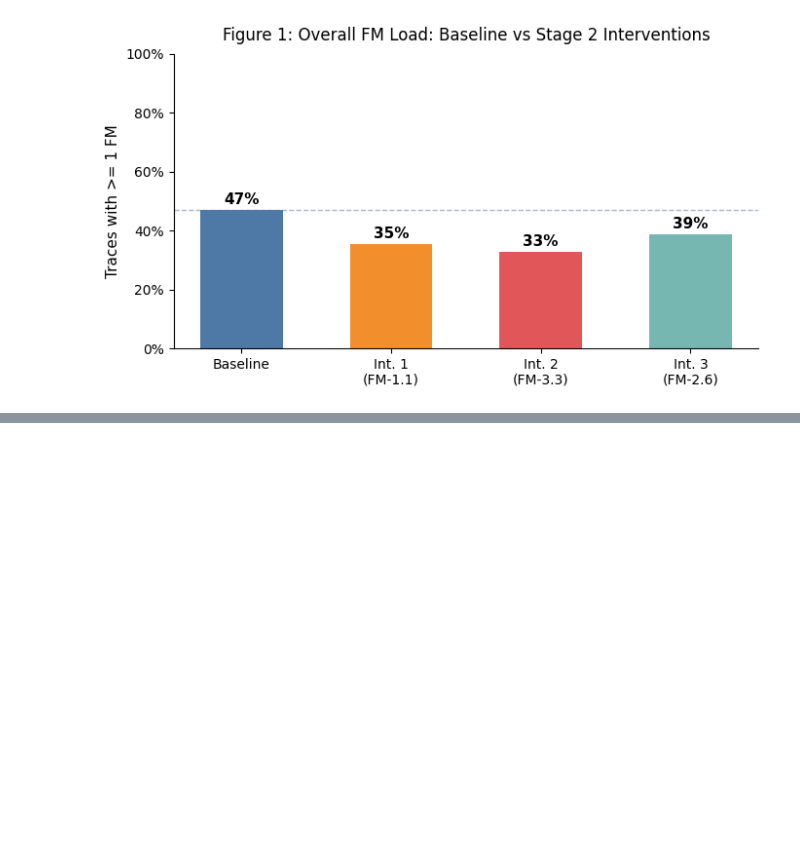
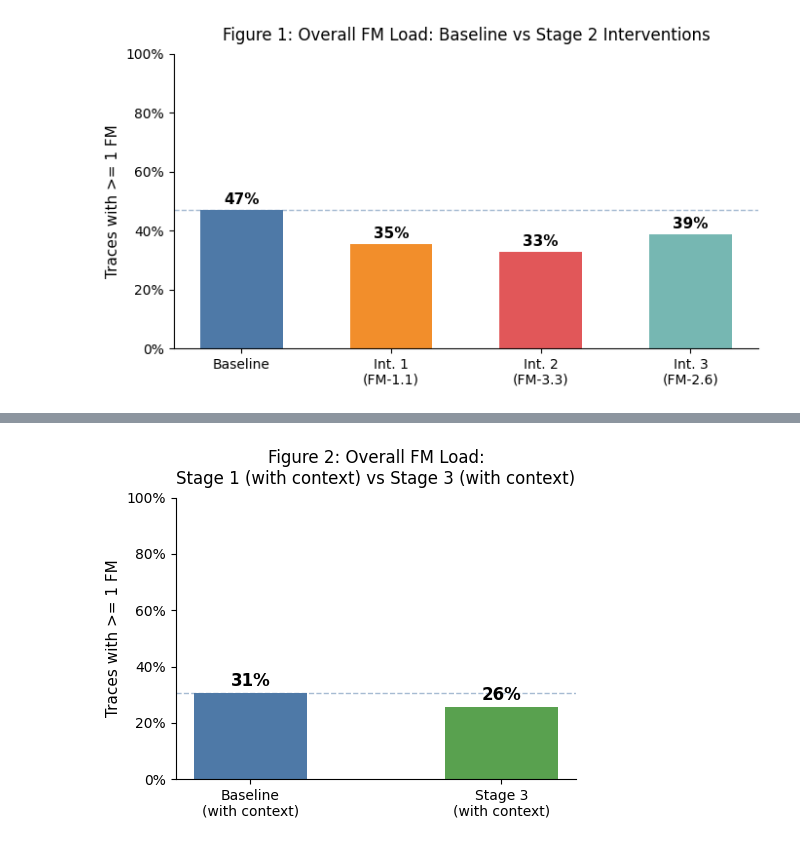
Before and after one commit to uagarwal123/IKEA_MAST_thesis, a Jupyter notebook: Bram/AG2/analysis/statistical_analysis.ipynb, the cells around one changed output, grey strips where cells are left out. Saved outputs shown, nothing was run; the diff lists cells and outputs as text; code cells hidden in the pictures; blank space fills up the shorter version.

```diff
--- a/Bram/AG2/analysis/statistical_analysis.ipynb
+++ b/Bram/AG2/analysis/statistical_analysis.ipynb
@@ -1250,0 +1153,38 @@ print(f'Saved: {out_path}  ({FIG_W * DPI:.0f} × {FIG_H * DPI:.0f} px at {DPI} d
+# %%
+import matplotlib.pyplot as plt
+
+runs_fig2 = [
+    ('Baseline\n(with context)', df_base_ctx),
+    ('Stage 3\n(with context)', df_s3_ctx),
+]
+
+labels_fig2   = [r[0] for r in runs_fig2]
+fm_loads_fig2 = [r[1][FM_CODES].any(axis=1).mean() for r in runs_fig2]
+
+fig, ax = plt.subplots(figsize=(5, 4))
+colors_fig2 = ['#4e79a7', '#59a14f']
+bars = ax.bar(labels_fig2, fm_loads_fig2, color=colors_fig2, width=0.45)
+
+for bar, val in zip(bars, fm_loads_fig2):
+    ax.text(
+        bar.get_x() + bar.get_width() / 2,
+        bar.get_height() + 0.01,
+        f'{val:.0%}',
+        ha='center', va='bottom', fontsize=12, fontweight='bold',
+    )
+
+ax.set_ylabel('Traces with >= 1 FM', fontsize=11)
+ax.set_title(
+    'Figure 2: Overall FM Load:\nStage 1 (with context) vs Stage 3 (with context)',
+    fontsize=12, pad=10,
+)
+ax.set_ylim(0, 1.0)
+ax.yaxis.set_major_formatter(plt.FuncFormatter(lambda v, _: f'{v:.0%}'))
+ax.spines[['top', 'right']].set_visible(False)
+ax.axhline(fm_loads_fig2[0], color='#4e79a7', linewidth=1, linestyle='--', alpha=0.5)
+
+plt.tight_layout()
+plt.savefig('figure2_fm_load_stage3_ctx.png', dpi=150, bbox_inches='tight')
+plt.show()
+# %% [output]
+[figure, added]
```
Also changed, not shown: parts of 13 cells of this notebook, 7 other files.
